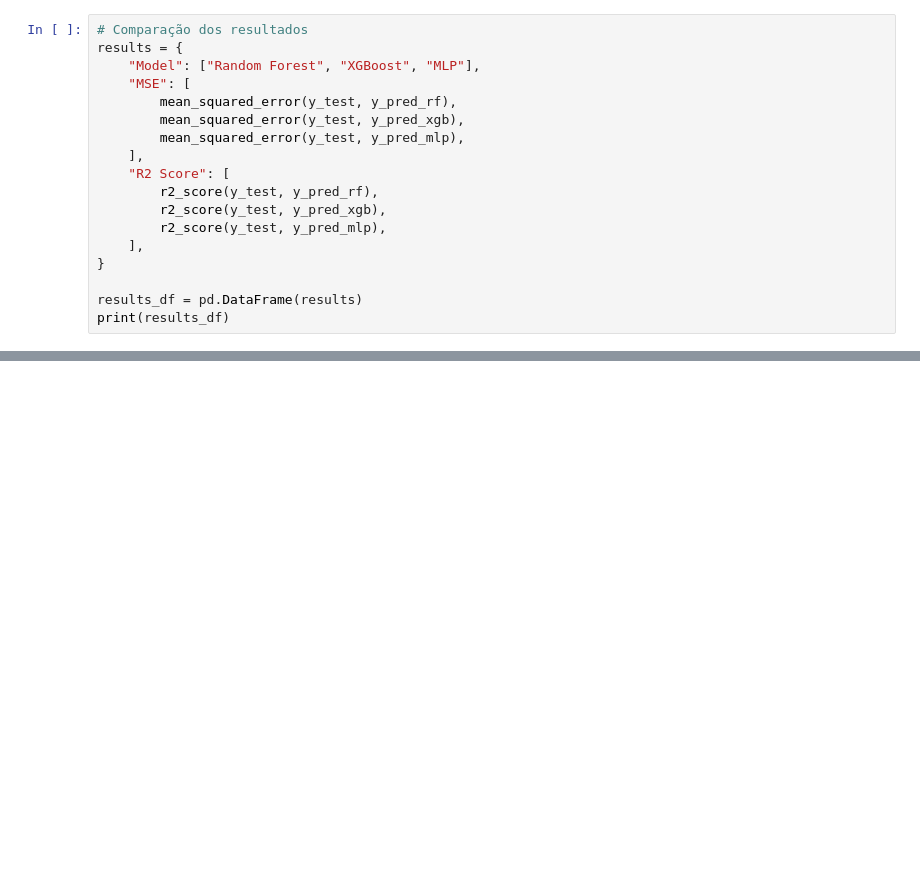
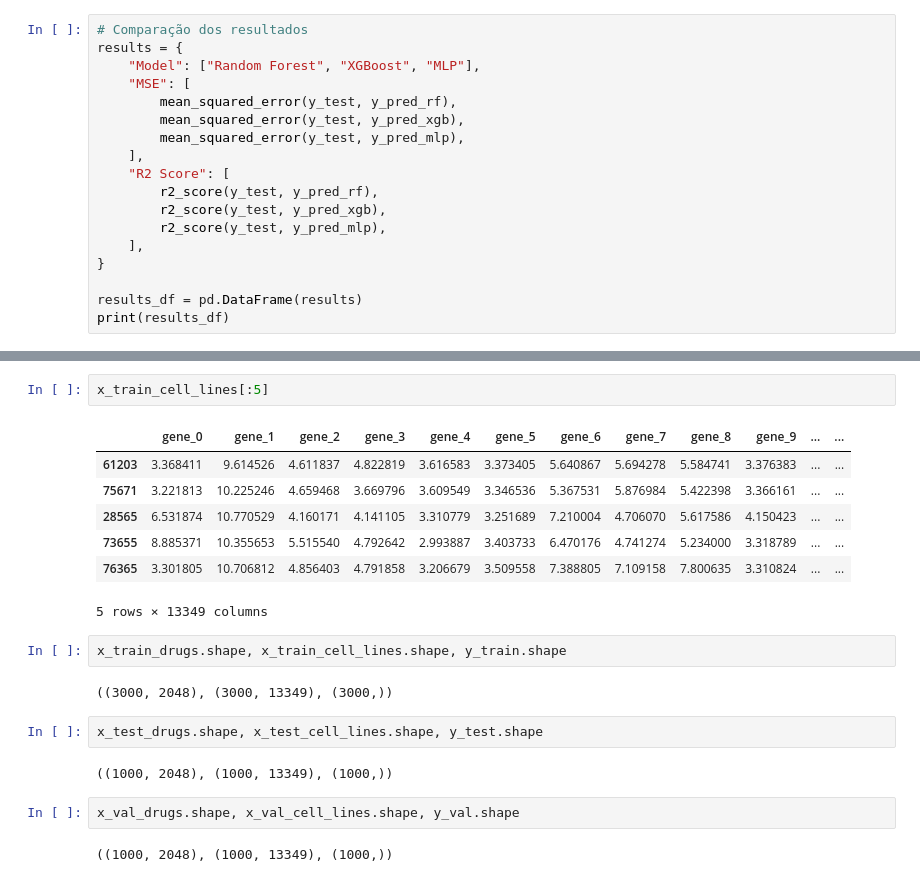
Before and after one commit to ricardofoliveira61/ML-data-analysis, a Jupyter notebook: Work_pipeline.ipynb, the cells around one changed output, grey strips where cells are left out. Saved outputs shown, nothing was run; the diff lists cells and outputs as text; blank space fills up the shorter version.

```diff
--- a/part_1.ipynb
+++ b/Work_pipeline.ipynb
@@ -1572,0 +1650,22 @@ print(results_df)
+# %%
+x_train_cell_lines[:5]
+# %% [output]
+|  | gene_0 | gene_1 | gene_2 | gene_3 | gene_4 | gene_5 | gene_6 | gene_7 | gene_8 | gene_9 | ... | ... |
+| 61203 | 3.368411 | 9.614526 | 4.611837 | 4.822819 | 3.616583 | 3.373405 | 5.640867 | 5.694278 | 5.584741 | 3.376383 | ... | ... |
+| 75671 | 3.221813 | 10.225246 | 4.659468 | 3.669796 | 3.609549 | 3.346536 | 5.367531 | 5.876984 | 5.422398 | 3.366161 | ... | ... |
+| 28565 | 6.531874 | 10.770529 | 4.160171 | 4.141105 | 3.310779 | 3.251689 | 7.210004 | 4.706070 | 5.617586 | 4.150423 | ... | ... |
+| 73655 | 8.885371 | 10.355653 | 5.515540 | 4.792642 | 2.993887 | 3.403733 | 6.470176 | 4.741274 | 5.234000 | 3.318789 | ... | ... |
+| 76365 | 3.301805 | 10.706812 | 4.856403 | 4.791858 | 3.206679 | 3.509558 | 7.388805 | 7.109158 | 7.800635 | 3.310824 | ... | ... |
+5 rows × 13349 columns
+# %%
+x_train_drugs.shape, x_train_cell_lines.shape, y_train.shape
+# %% [output]
+((3000, 2048), (3000, 13349), (3000,))
+# %%
+x_test_drugs.shape, x_test_cell_lines.shape, y_test.shape
+# %% [output]
+((1000, 2048), (1000, 13349), (1000,))
+# %%
+x_val_drugs.shape, x_val_cell_lines.shape, y_val.shape
+# %% [output]
+((1000, 2048), (1000, 13349), (1000,))
```
Also changed, not shown: parts of 24 cells of this notebook, 4 other files.
